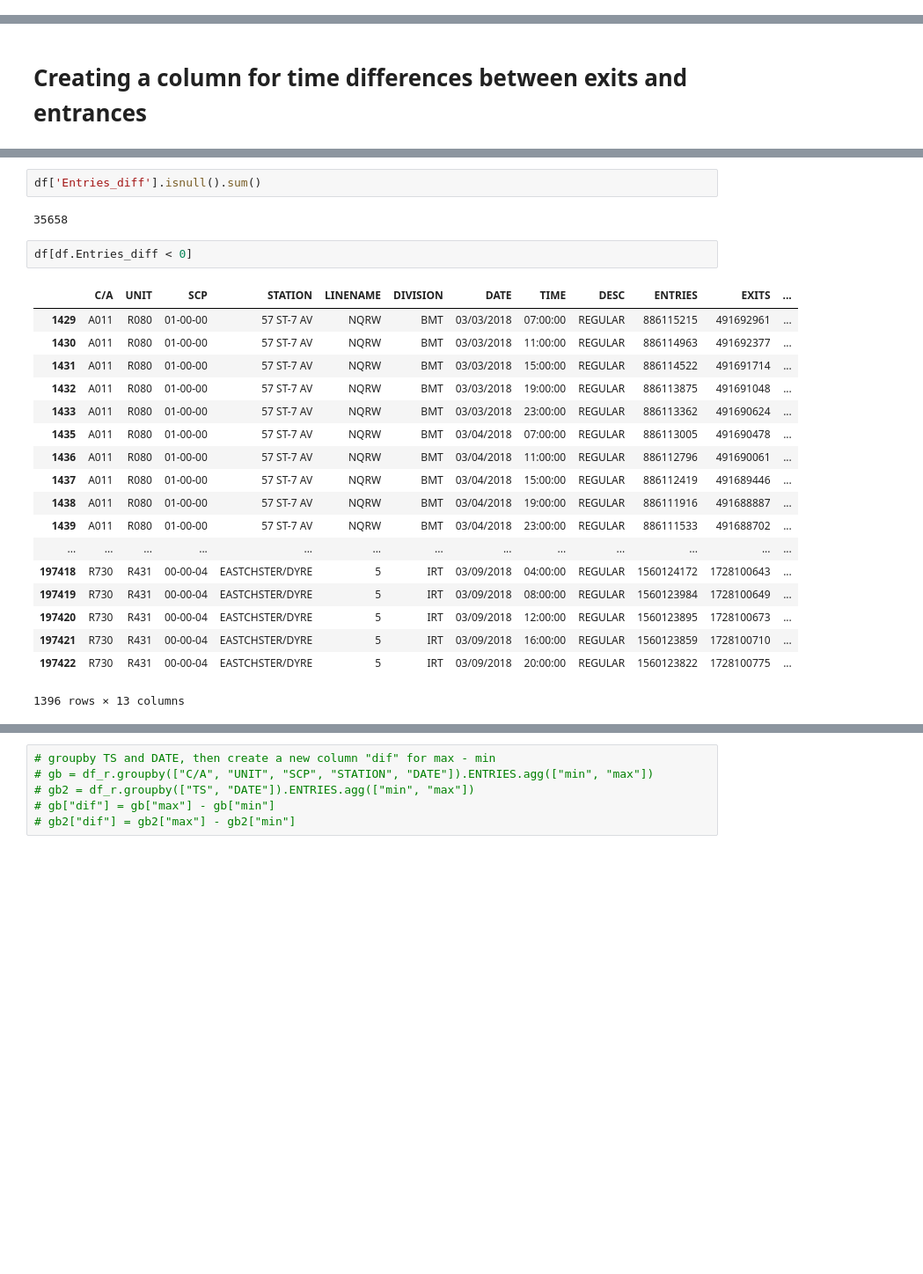
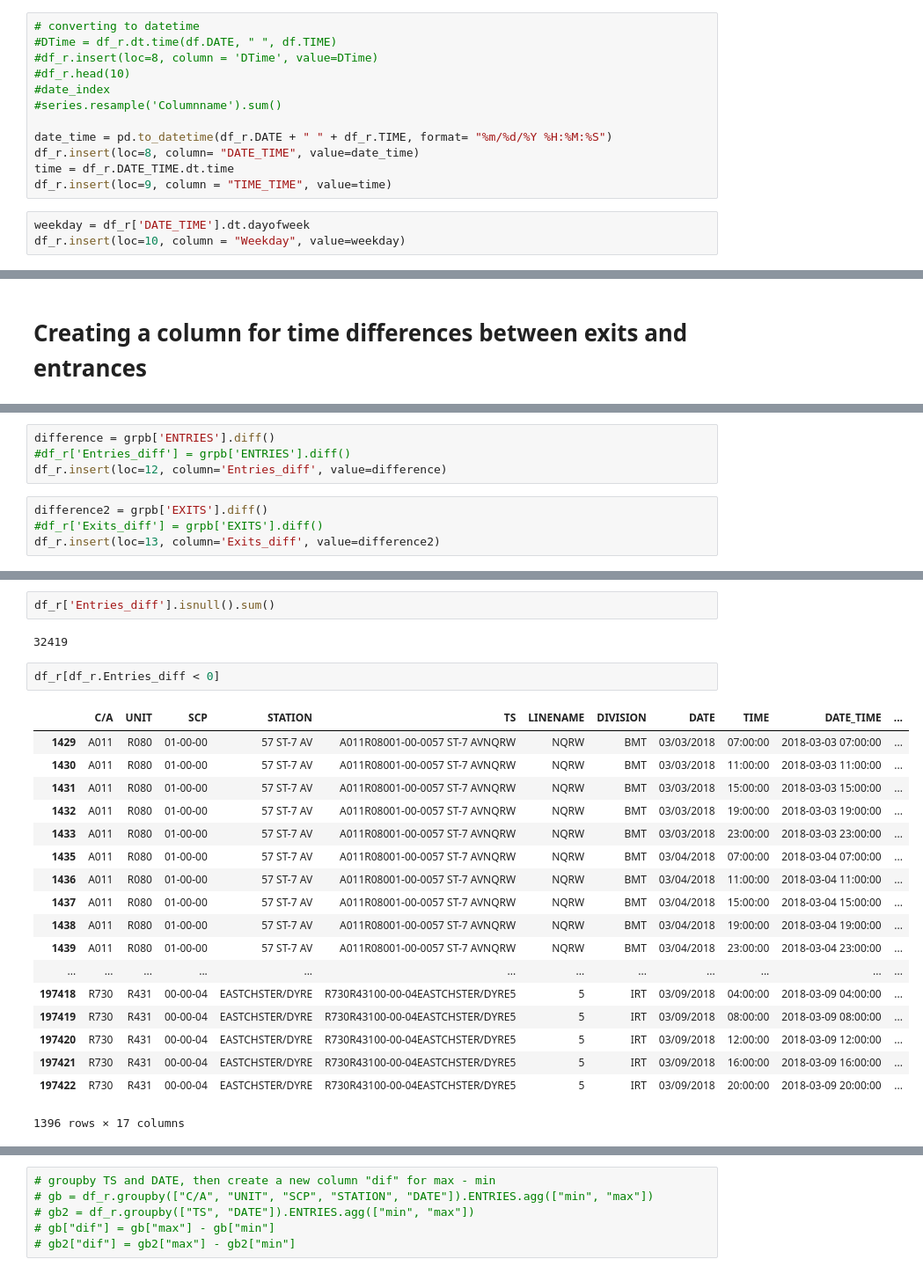
Before and after one commit to vszuflita/Metis, a Jupyter notebook: Project1/Proj1_cVicky.ipynb, the cells around one changed output, grey strips where cells are left out. Shown: that part at 88% size. Cells and saved outputs as stored; diff of their text form; blank space fills up the shorter version.

```diff
--- a/Project1/Proj1_cVicky.ipynb
+++ b/Project1/Proj1_cVicky.ipynb
@@ -53,3 +37,18 @@ len(df_r[df_r["ENTRIES"] == 0])
 print("removed", len(df) - len(df_r), "entries")
 # %% [output]
 removed 3239 entries
+# %%
+# converting to datetime
+#DTime = df_r.dt.time(df.DATE, " ", df.TIME)
+#df_r.insert(loc=8, column = 'DTime', value=DTime)
+#df_r.head(10)
+#date_index
+#series.resample('Columnname').sum()
+
+date_time = pd.to_datetime(df_r.DATE + " " + df_r.TIME, format= "%m/%d/%Y %H:%M:%S")
+df_r.insert(loc=8, column= "DATE_TIME", value=date_time)
+time = df_r.DATE_TIME.dt.time
+df_r.insert(loc=9, column = "TIME_TIME", value=time)
+# %%
+weekday = df_r['DATE_TIME'].dt.dayofweek
+df_r.insert(loc=10, column = "Weekday", value=weekday)
@@ -117,0 +88,8 @@ df.head(20)
+# %%
+difference = grpb['ENTRIES'].diff()
+#df_r['Entries_diff'] = grpb['ENTRIES'].diff()
+df_r.insert(loc=12, column='Entries_diff', value=difference)
+# %%
+difference2 = grpb['EXITS'].diff()
+#df_r['Exits_diff'] = grpb['EXITS'].diff()
+df_r.insert(loc=13, column='Exits_diff', value=difference2)
@@ -118,25 +112,25 @@ df.head(20)
 # %%
-df['Entries_diff'].isnull().sum()
+df_r['Entries_diff'].isnull().sum()
 # %% [output]
-35658
+32419
 # %%
-df[df.Entries_diff < 0]
+df_r[df_r.Entries_diff < 0]
 # %% [output]
-|  | C/A | UNIT | SCP | STATION | LINENAME | DIVISION | DATE | TIME | DESC | ENTRIES | EXITS | ... |
-| 1429 | A011 | R080 | 01-00-00 | 57 ST-7 AV | NQRW | BMT | 03/03/2018 | 07:00:00 | REGULAR | 886115215 | 491692961 | ... |
-| 1430 | A011 | R080 | 01-00-00 | 57 ST-7 AV | NQRW | BMT | 03/03/2018 | 11:00:00 | REGULAR | 886114963 | 491692377 | ... |
-| 1431 | A011 | R080 | 01-00-00 | 57 ST-7 AV | NQRW | BMT | 03/03/2018 | 15:00:00 | REGULAR | 886114522 | 491691714 | ... |
-| 1432 | A011 | R080 | 01-00-00 | 57 ST-7 AV | NQRW | BMT | 03/03/2018 | 19:00:00 | REGULAR | 886113875 | 491691048 | ... |
-| 1433 | A011 | R080 | 01-00-00 | 57 ST-7 AV | NQRW | BMT | 03/03/2018 | 23:00:00 | REGULAR | 886113362 | 491690624 | ... |
-| 1435 | A011 | R080 | 01-00-00 | 57 ST-7 AV | NQRW | BMT | 03/04/2018 | 07:00:00 | REGULAR | 886113005 | 491690478 | ... |
-| 1436 | A011 | R080 | 01-00-00 | 57 ST-7 AV | NQRW | BMT | 03/04/2018 | 11:00:00 | REGULAR | 886112796 | 491690061 | ... |
-| 1437 | A011 | R080 | 01-00-00 | 57 ST-7 AV | NQRW | BMT | 03/04/2018 | 15:00:00 | REGULAR | 886112419 | 491689446 | ... |
-| 1438 | A011 | R080 | 01-00-00 | 57 ST-7 AV | NQRW | BMT | 03/04/2018 | 19:00:00 | REGULAR | 886111916 | 491688887 | ... |
-| 1439 | A011 | R080 | 01-00-00 | 57 ST-7 AV | NQRW | BMT | 03/04/2018 | 23:00:00 | REGULAR | 886111533 | 491688702 | ... |
-| ... | ... | ... | ... | ... | ... | ... | ... | ... | ... | ... | ... | ... |
-| 197418 | R730 | R431 | 00-00-04 | EASTCHSTER/DYRE | 5 | IRT | 03/09/2018 | 04:00:00 | REGULAR | 1560124172 | 1728100643 | ... |
-| 197419 | R730 | R431 | 00-00-04 | EASTCHSTER/DYRE | 5 | IRT | 03/09/2018 | 08:00:00 | REGULAR | 1560123984 | 1728100649 | ... |
-| 197420 | R730 | R431 | 00-00-04 | EASTCHSTER/DYRE | 5 | IRT | 03/09/2018 | 12:00:00 | REGULAR | 1560123895 | 1728100673 | ... |
-| 197421 | R730 | R431 | 00-00-04 | EASTCHSTER/DYRE | 5 | IRT | 03/09/2018 | 16:00:00 | REGULAR | 1560123859 | 1728100710 | ... |
-| 197422 | R730 | R431 | 00-00-04 | EASTCHSTER/DYRE | 5 | IRT | 03/09/2018 | 20:00:00 | REGULAR | 1560123822 | 1728100775 | ... |
+|  | C/A | UNIT | SCP | STATION | TS | LINENAME | DIVISION | DATE | TIME | DATE_TIME | ... |
+| 1429 | A011 | R080 | 01-00-00 | 57 ST-7 AV | A011R08001-00-0057 ST-7 AVNQRW | NQRW | BMT | 03/03/2018 | 07:00:00 | 2018-03-03 07:00:00 | ... |
+| 1430 | A011 | R080 | 01-00-00 | 57 ST-7 AV | A011R08001-00-0057 ST-7 AVNQRW | NQRW | BMT | 03/03/2018 | 11:00:00 | 2018-03-03 11:00:00 | ... |
+| 1431 | A011 | R080 | 01-00-00 | 57 ST-7 AV | A011R08001-00-0057 ST-7 AVNQRW | NQRW | BMT | 03/03/2018 | 15:00:00 | 2018-03-03 15:00:00 | ... |
+| 1432 | A011 | R080 | 01-00-00 | 57 ST-7 AV | A011R08001-00-0057 ST-7 AVNQRW | NQRW | BMT | 03/03/2018 | 19:00:00 | 2018-03-03 19:00:00 | ... |
+| 1433 | A011 | R080 | 01-00-00 | 57 ST-7 AV | A011R08001-00-0057 ST-7 AVNQRW | NQRW | BMT | 03/03/2018 | 23:00:00 | 2018-03-03 23:00:00 | ... |
+| 1435 | A011 | R080 | 01-00-00 | 57 ST-7 AV | A011R08001-00-0057 ST-7 AVNQRW | NQRW | BMT | 03/04/2018 | 07:00:00 | 2018-03-04 07:00:00 | ... |
+| 1436 | A011 | R080 | 01-00-00 | 57 ST-7 AV | A011R08001-00-0057 ST-7 AVNQRW | NQRW | BMT | 03/04/2018 | 11:00:00 | 2018-03-04 11:00:00 | ... |
+| 1437 | A011 | R080 | 01-00-00 | 57 ST-7 AV | A011R08001-00-0057 ST-7 AVNQRW | NQRW | BMT | 03/04/2018 | 15:00:00 | 2018-03-04 15:00:00 | ... |
+| 1438 | A011 | R080 | 01-00-00 | 57 ST-7 AV | A011R08001-00-0057 ST-7 AVNQRW | NQRW | BMT | 03/04/2018 | 19:00:00 | 2018-03-04 19:00:00 | ... |
+| 1439 | A011 | R080 | 01-00-00 | 57 ST-7 AV | A011R08001-00-0057 ST-7 AVNQRW | NQRW | BMT | 03/04/2018 | 23:00:00 | 2018-03-04 23:00:00 | ... |
+| ... | ... | ... | ... | ... | ... | ... | ... | ... | ... | ... | ... |
+| 197418 | R730 | R431 | 00-00-04 | EASTCHSTER/DYRE | R730R43100-00-04EASTCHSTER/DYRE5 | 5 | IRT | 03/09/2018 | 04:00:00 | 2018-03-09 04:00:00 | ... |
+| 197419 | R730 | R431 | 00-00-04 | EASTCHSTER/DYRE | R730R43100-00-04EASTCHSTER/DYRE5 | 5 | IRT | 03/09/2018 | 08:00:00 | 2018-03-09 08:00:00 | ... |
+| 197420 | R730 | R431 | 00-00-04 | EASTCHSTER/DYRE | R730R43100-00-04EASTCHSTER/DYRE5 | 5 | IRT | 03/09/2018 | 12:00:00 | 2018-03-09 12:00:00 | ... |
+| 197421 | R730 | R431 | 00-00-04 | EASTCHSTER/DYRE | R730R43100-00-04EASTCHSTER/DYRE5 | 5 | IRT | 03/09/2018 | 16:00:00 | 2018-03-09 16:00:00 | ... |
+| 197422 | R730 | R431 | 00-00-04 | EASTCHSTER/DYRE | R730R43100-00-04EASTCHSTER/DYRE5 | 5 | IRT | 03/09/2018 | 20:00:00 | 2018-03-09 20:00:00 | ... |
-1396 rows × 13 columns
+1396 rows × 17 columns
```
Also changed, not shown: parts of 37 cells of this notebook.
